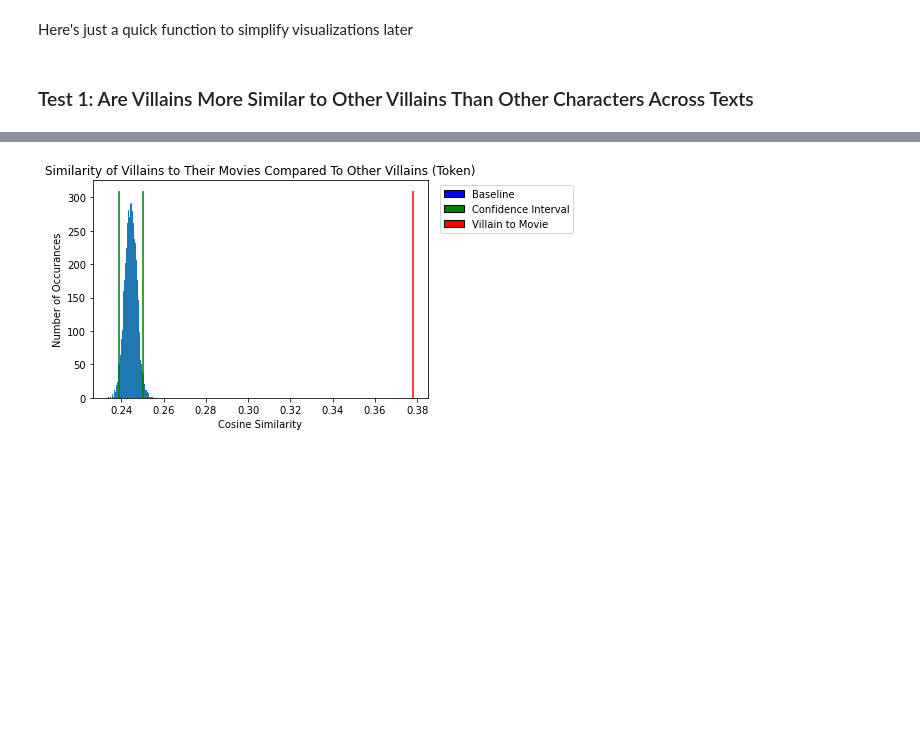
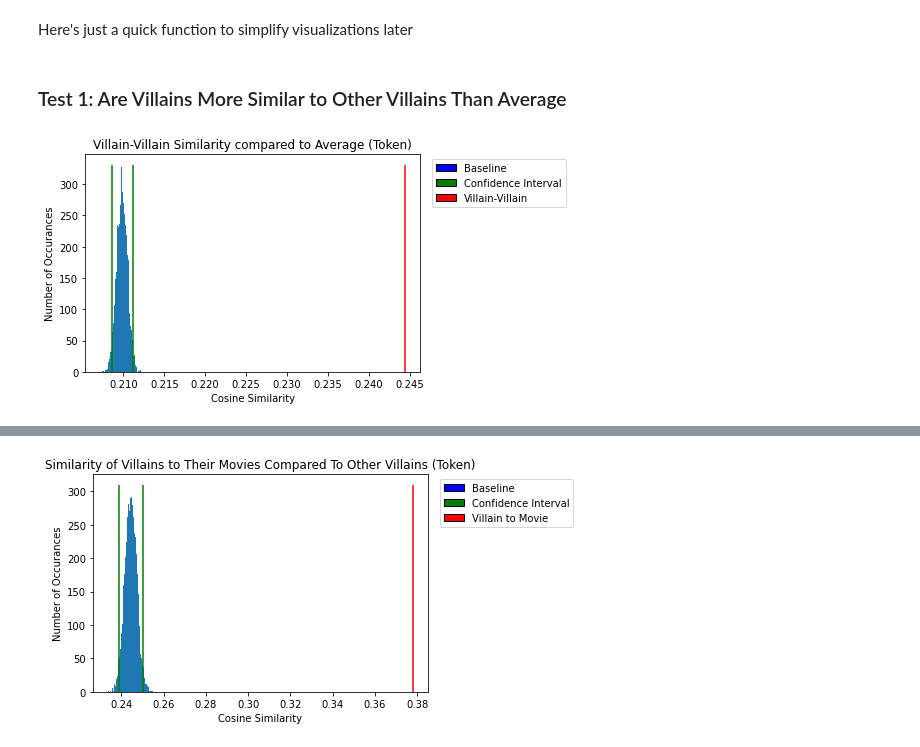
Before and after one commit to AsherML/info-2950, a Jupyter notebook: phase4.ipynb, the cells around one changed output, grey strips where cells are left out. Drawn from its saved outputs; the diff is of its cells as text; code cells hidden in the pictures; blank space fills up the shorter version.

```diff
--- a/phase4.ipynb
+++ b/phase4.ipynb
@@ -299,4 +251,8 @@ def compare_with_confidence(baseline, comparors, labels, title):
     plt.title(title)
     plt.show()
 # %% [markdown]
-### Test 1: Are Villains More Similar to Other Villains Than Other Characters Across Texts
+### Test 1: Are Villains More Similar to Other Villains Than Average
+# %%
+compare_with_confidence(test_all_means, [inter_villain_villain], ['Villain-Villain'], "Villain-Villain Similarity compared to Average (Token)")
+# %% [output]
+[figure, added]
```
Also changed, not shown: parts of 24 cells of this notebook.
